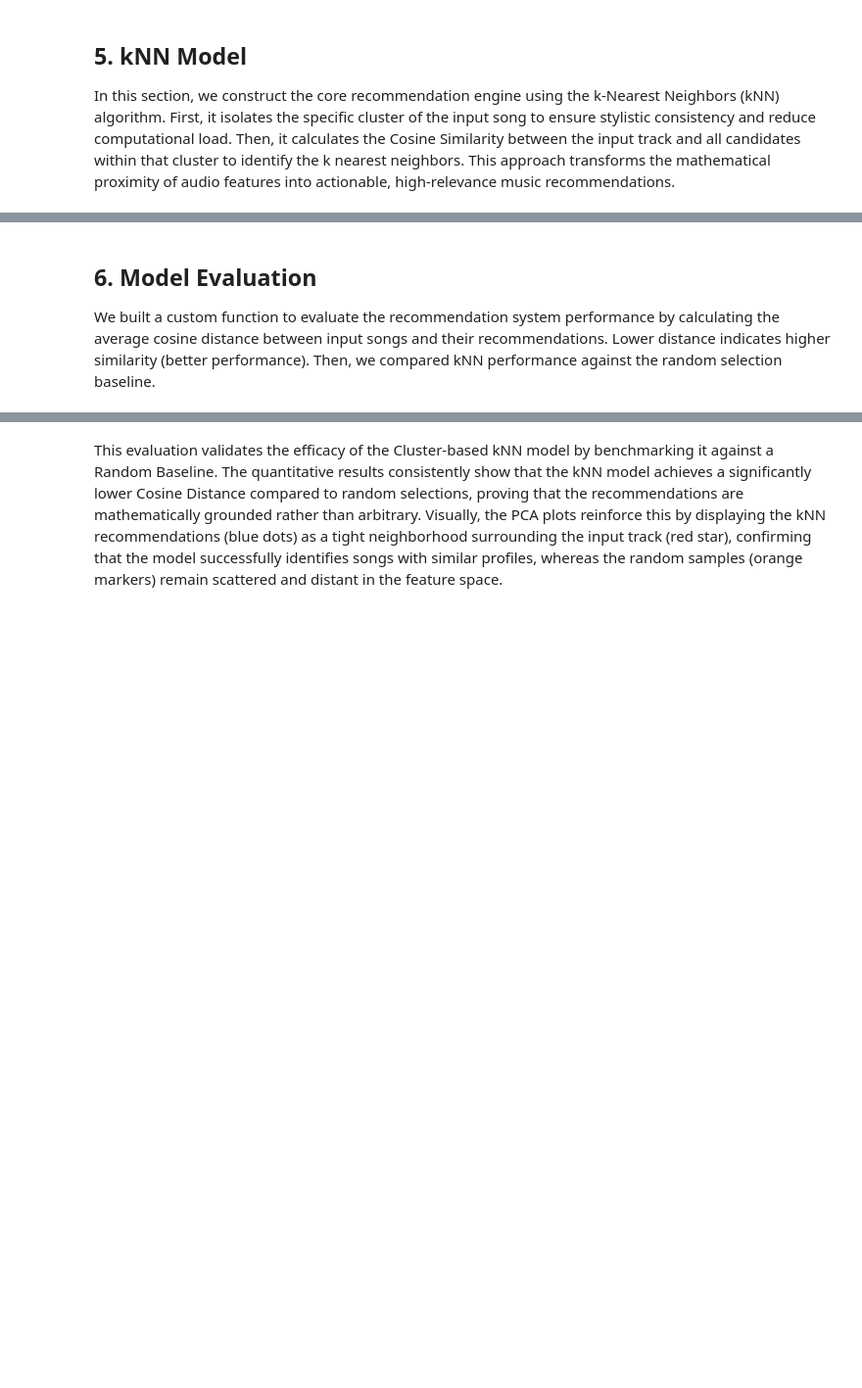
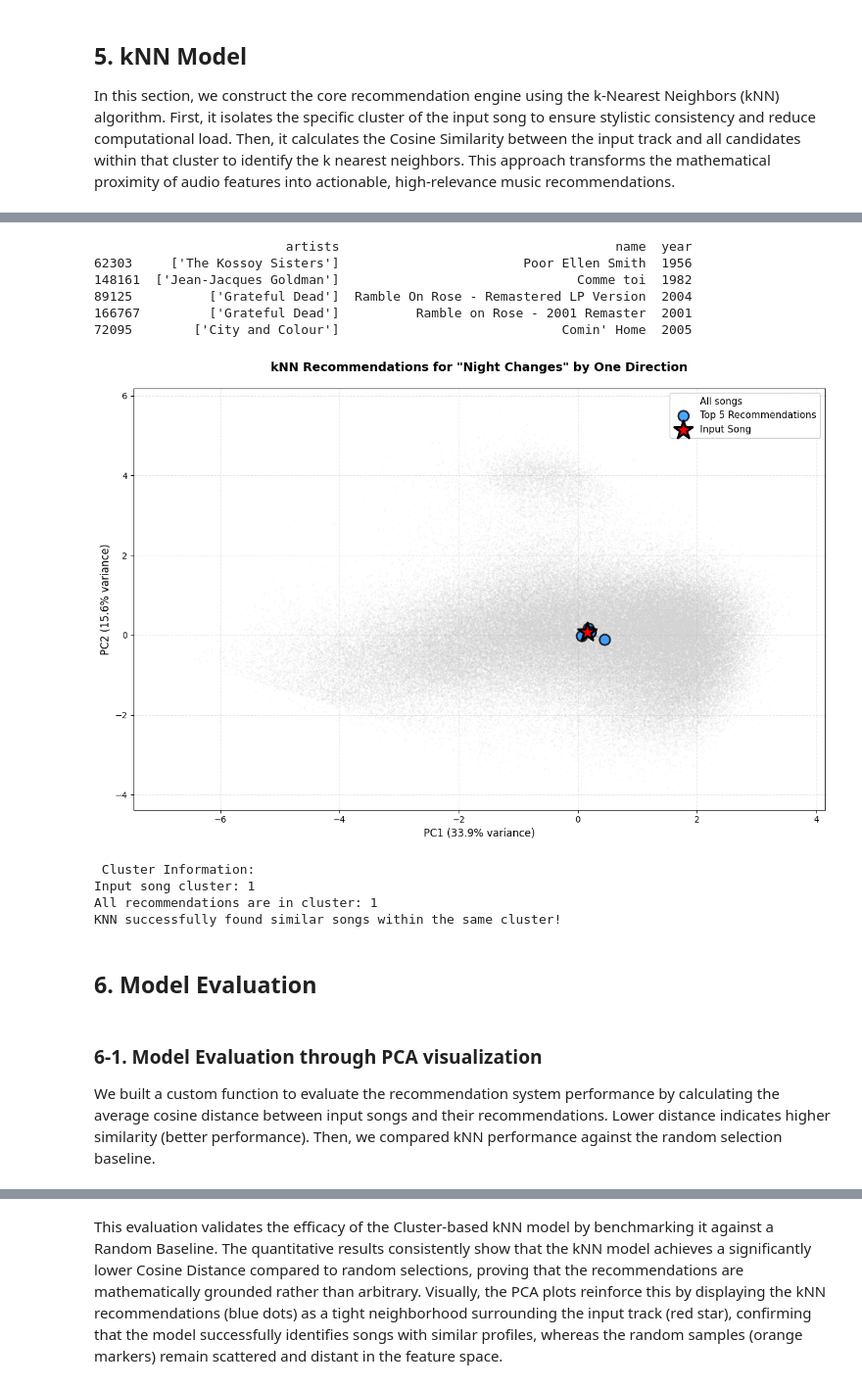
Before and after one commit to sihyunlkim/spotify-knn-recommender, a Jupyter notebook: PTDS.ipynb, the cells around one changed output, grey strips where cells are left out. Shown at 98% size. Saved outputs shown, nothing was run; the diff lists cells and outputs as text; code cells hidden in the pictures; blank space fills up the shorter version.

```diff
--- a/PTDS.ipynb
+++ b/PTDS.ipynb
@@ -379,7 +460,7 @@ def visualize_recommendations(artist, title, k=5):
 
     # Initialize figure
     plt.figure(figsize=(12, 8))
-    X_pca= pca_coords
+    X_pca= pca.fit_transform(af_scaled)
 
     # Plot all songs as background context
     plt.scatter(X_pca[:, 0], X_pca[:, 1],
@@ -474,5 +509,25 @@ Music Recommendation System
+# %%
+artist = 'One Direction'
+title = 'Night Changes'
+recs = get_recommendations(artist, title, k=5)
+print(recs)
+visualize_recommendations(artist, title, k=5)
+# %% [output]
+                         artists                                    name  year
+62303     ['The Kossoy Sisters']                        Poor Ellen Smith  1956
+148161  ['Jean-Jacques Goldman']                               Comme toi  1982
+89125          ['Grateful Dead']  Ramble On Rose - Remastered LP Version  2004
+166767         ['Grateful Dead']          Ramble on Rose - 2001 Remaster  2001
+72095        ['City and Colour']                             Comin' Home  2005
+[figure, added]
+ Cluster Information:
+Input song cluster: 1
+All recommendations are in cluster: 1
+KNN successfully found similar songs within the same cluster!
+# %% [markdown]
+## 6. Model Evaluation
 # %% [markdown]
-## 6. Model Evaluation
+### 6-1. Model Evaluation through PCA visualization
 We built a custom function to evaluate the recommendation system performance by calculating the average cosine distance between input songs and their recommendations. Lower distance indicates higher similarity (better performance). Then, we compared kNN performance against the random selection baseline.
 # %%
 def evaluate_model_with_visualization(test_songs, plot=True):
```
Also changed, not shown: parts of 49 cells of this notebook, 9 other files.
